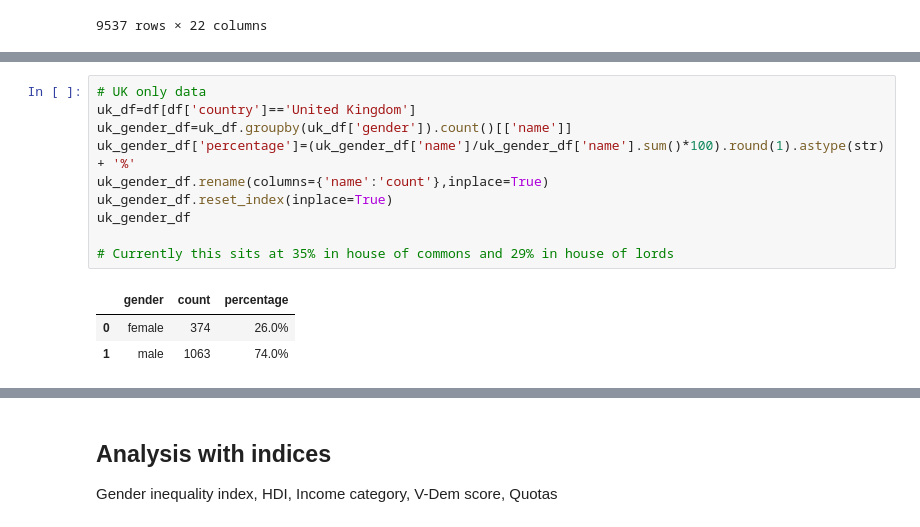
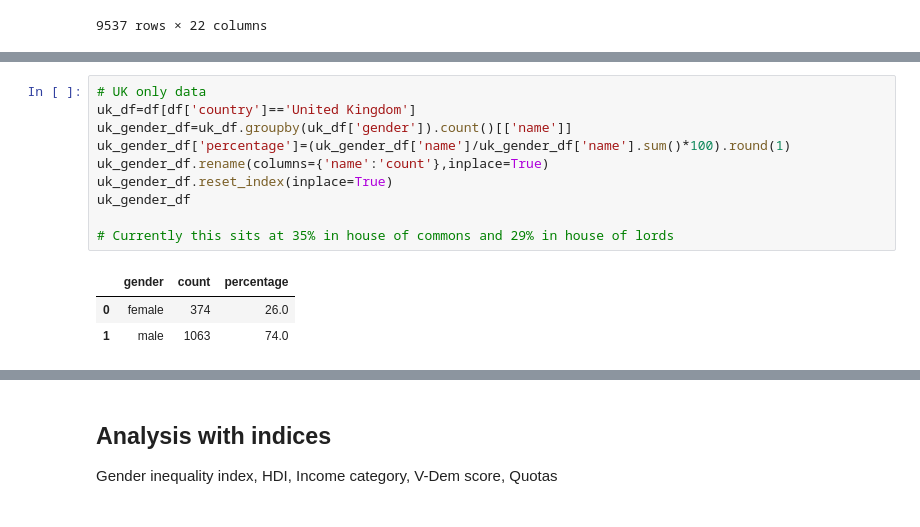
Before and after one commit to OjasSB/DS105, a Jupyter notebook: notebooks/gender.ipynb, the cells around one changed output, grey strips where cells are left out. Cells and saved outputs as stored; diff of their text form.

```diff
--- a/notebooks/gender.ipynb
+++ b/notebooks/gender.ipynb
@@ -43,14 +62,14 @@ g7_gender_df
 # %%
 # UK only data
 uk_df=df[df['country']=='United Kingdom']
 uk_gender_df=uk_df.groupby(uk_df['gender']).count()[['name']]
-uk_gender_df['percentage']=(uk_gender_df['name']/uk_gender_df['name'].sum()*100).round(1).astype(str) + '%'
+uk_gender_df['percentage']=(uk_gender_df['name']/uk_gender_df['name'].sum()*100).round(1)
 uk_gender_df.rename(columns={'name':'count'},inplace=True)
 uk_gender_df.reset_index(inplace=True)
 uk_gender_df
 
 # Currently this sits at 35% in house of commons and 29% in house of lords
 # %% [output]
 |  | gender | count | percentage |
-| 0 | female | 374 | 26.0% |
-| 1 | male | 1063 | 74.0% |
+| 0 | female | 374 | 26.0 |
+| 1 | male | 1063 | 74.0 |
```
Also changed, not shown: parts of 15 cells of this notebook.
